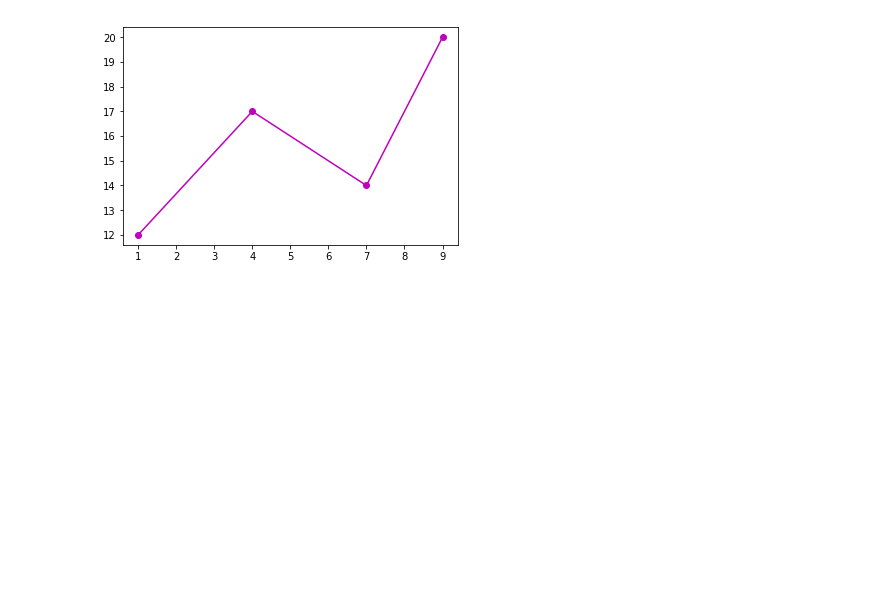
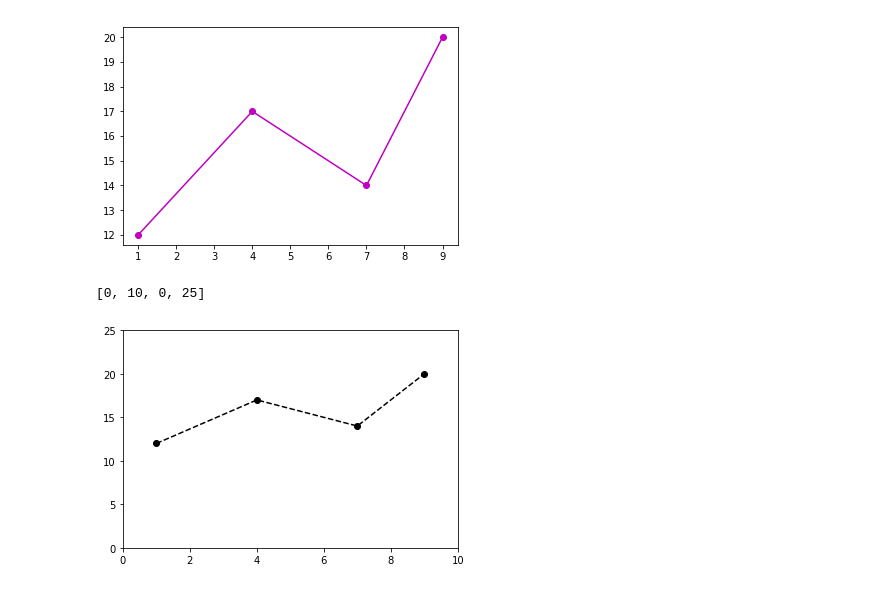
Before and after one commit to mdjahanzaib/Data-Science, a Jupyter notebook: Matplotlib.ipynb, the cells around one changed output. Saved outputs shown, nothing was run; the diff lists cells and outputs as text; code cells hidden in the pictures; blank space fills up the shorter version.

```diff
--- a/Matplotlib.ipynb
+++ b/Matplotlib.ipynb
@@ -152,3 +152,9 @@ plt.plot([1,4,7,9],[12,17,14,20],'m-o')
 # %% [output]
 [<matplotlib.lines.Line2D at 0x...>]
 [figure]
+# %%
+plt.plot([1,4,7,9],[12,17,14,20],'k--o')
+plt.axis([0,10,0,25])
+# %% [output]
+[0, 10, 0, 25]
+[figure, added]
```
Also changed, not shown: parts of 30 cells of this notebook.
